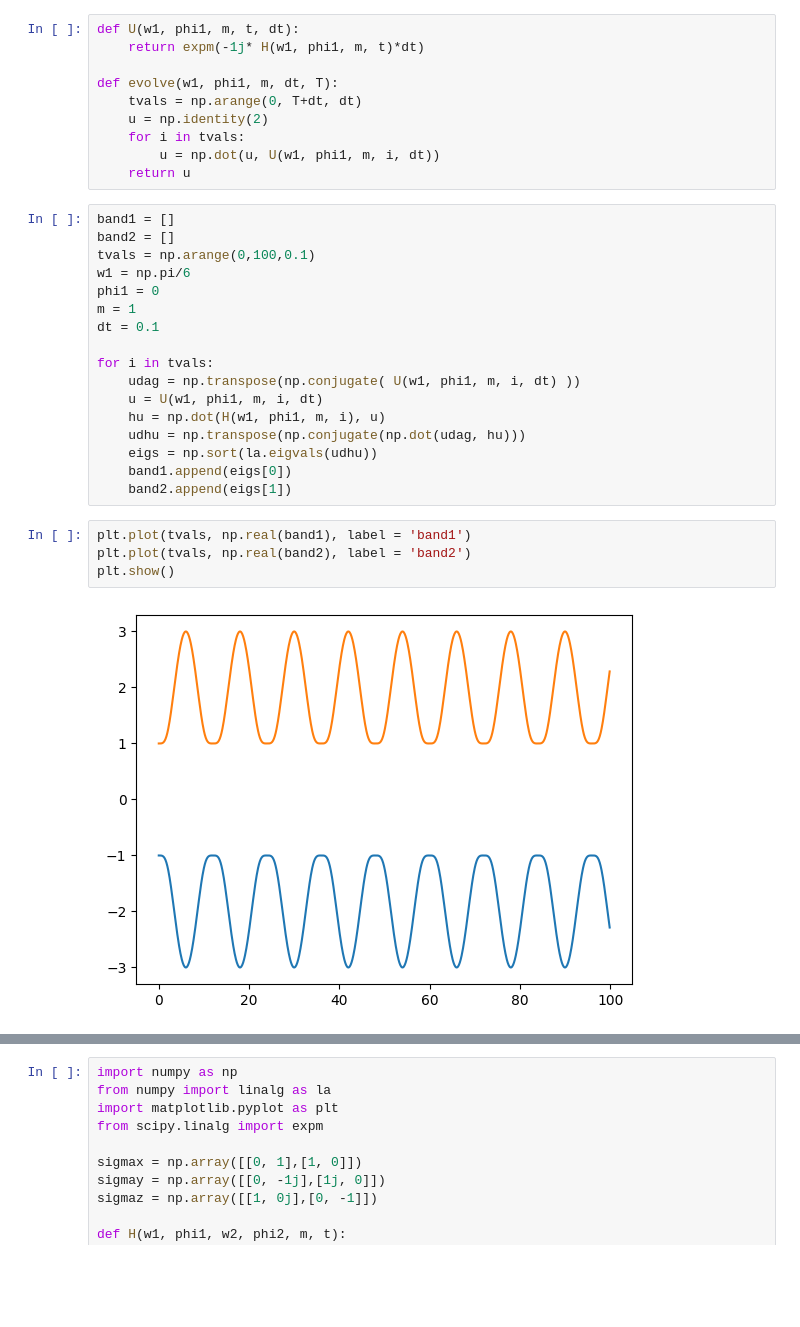
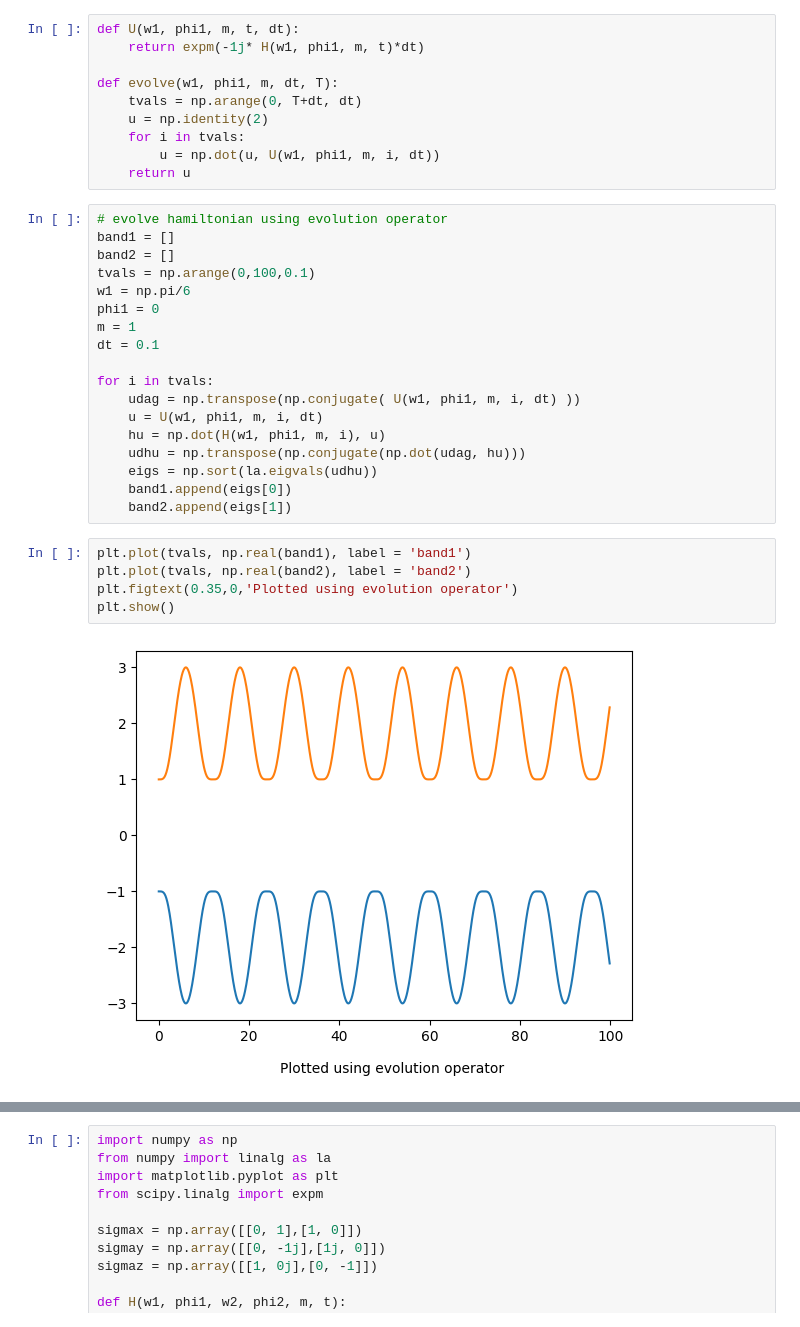
Before and after one commit to shellpwner/Topological-energy-pumping-siumlations, a Jupyter notebook: quasi-state-evolution.ipynb, the cells around one changed output, grey strips where cells are left out. Saved outputs shown, nothing was run; the diff lists cells and outputs as text; blank space fills up the shorter version.

Commit message:
E vs t plots

```diff
--- a/quasi-state-evolution.ipynb
+++ b/quasi-state-evolution.ipynb
@@ -43,6 +43,7 @@ def evolve(w1, phi1, m, dt, T):
         u = np.dot(u, U(w1, phi1, m, i, dt))
     return u
 # %%
+# evolve hamiltonian using evolution operator
 band1 = []
 band2 = []
 tvals = np.arange(0,100,0.1)
@@ -62,9 +63,10 @@ for i in tvals:
 # %%
 plt.plot(tvals, np.real(band1), label = 'band1')
 plt.plot(tvals, np.real(band2), label = 'band2')
+plt.figtext(0.35,0,'Plotted using evolution operator')
 plt.show()
 # %% [output]
-[figure, old version]
+[figure, new version]
 # %%
 band1 = []
 band2 = []
```
Also changed, not shown: parts of 9 cells of this notebook.
